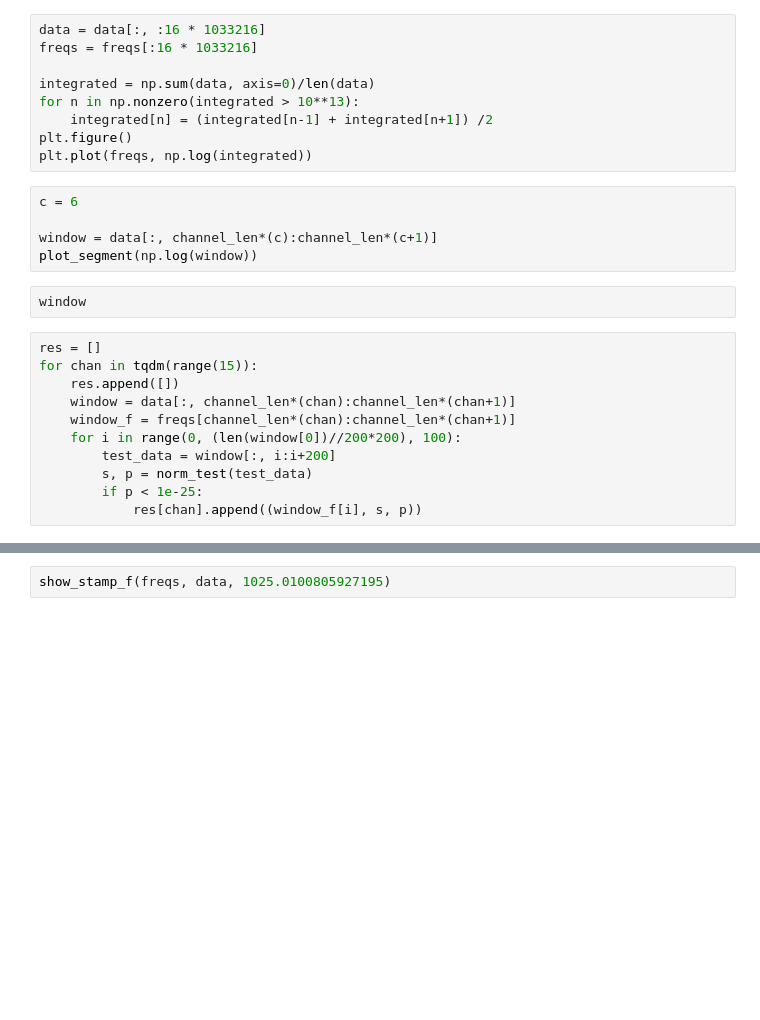
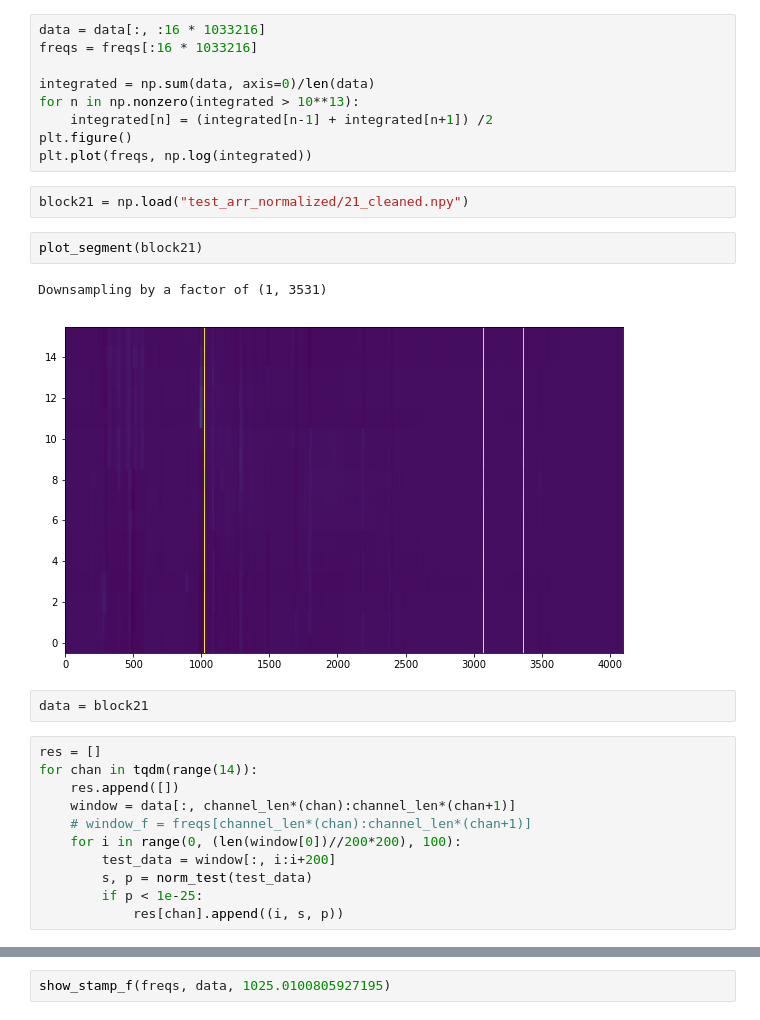
Before and after one commit to FX196/SETI-Energy-Detection, a Jupyter notebook: Gaussianity Filtering.ipynb, the cells around one changed output, grey strips where cells are left out. Drawn from its saved outputs; the diff is of its cells as text; blank space fills up the shorter version.

```diff
--- a/Gaussianity Filtering.ipynb
+++ b/Gaussianity Filtering.ipynb
@@ -61,24 +71,26 @@ for n in np.nonzero(integrated > 10**13):
     integrated[n] = (integrated[n-1] + integrated[n+1]) /2
 plt.figure()
 plt.plot(freqs, np.log(integrated))
-# %%
-c = 6
-
-window = data[:, channel_len*(c):channel_len*(c+1)]
-plot_segment(np.log(window))
-# %%
-window
+# %%
+block21 = np.load("test_arr_normalized/21_cleaned.npy")
+# %%
+plot_segment(block21)
+# %% [output]
+Downsampling by a factor of (1, 3531)
+[figure, added]
+# %%
+data = block21
 # %%
 res = []
-for chan in tqdm(range(15)):
+for chan in tqdm(range(14)):
     res.append([])
     window = data[:, channel_len*(chan):channel_len*(chan+1)]
-    window_f = freqs[channel_len*(chan):channel_len*(chan+1)]
+    # window_f = freqs[channel_len*(chan):channel_len*(chan+1)]
     for i in range(0, (len(window[0])//200*200), 100):
         test_data = window[:, i:i+200]
         s, p = norm_test(test_data)
         if p < 1e-25:
-            res[chan].append((window_f[i], s, p))
+            res[chan].append((i, s, p))
 # %%
 from multiprocessing import Pool
 from time import time
```
Also changed, not shown: parts of 11 cells of this notebook, 1 other file.
